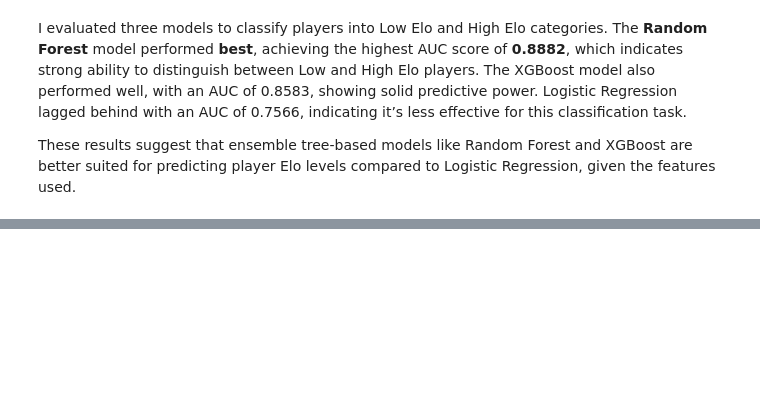
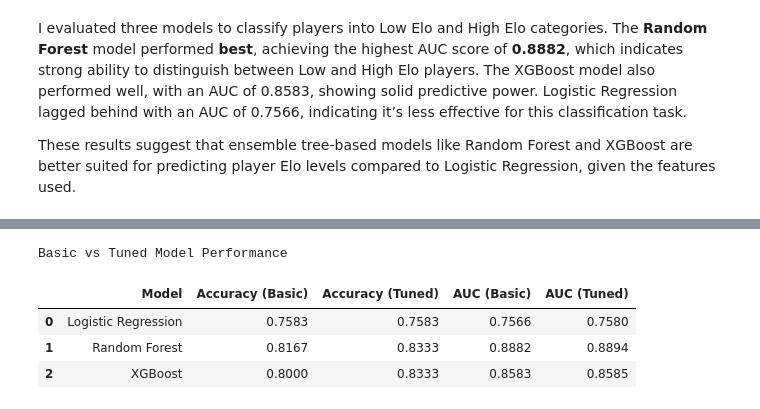
Before and after one commit to umutolcer/DSA210-Term-Project, a Jupyter notebook: main.ipynb, the cells around one changed output, grey strips where cells are left out. Saved outputs shown, nothing was run; the diff lists cells and outputs as text; code cells hidden in the pictures; blank space fills up the shorter version.

```diff
--- a/main.ipynb
+++ b/main.ipynb
@@ -705,0 +973,21 @@ These results suggest that ensemble tree-based models like Random Forest and XGB
+# %%
+import pandas as pd
+import seaborn as sns
+import matplotlib.pyplot as plt
+
+comparison_data = {
+    'Model': ['Logistic Regression', 'Random Forest', 'XGBoost'],
+    'Accuracy (Basic)': [0.7583, 0.8167, 0.8000],
+    'Accuracy (Tuned)': [0.7583, 0.8333, 0.8333],
+    'AUC (Basic)': [0.7566, 0.8882, 0.8583],
+    'AUC (Tuned)': [0.7580, 0.8894, 0.8585]
+}
+
+df_compare = pd.DataFrame(comparison_data)
+display(df_compare.style.set_caption("Basic vs Tuned Model Performance").format(precision=4))
+# %% [output]
+Basic vs Tuned Model Performance
+|  | Model | Accuracy (Basic) | Accuracy (Tuned) | AUC (Basic) | AUC (Tuned) |
+| 0 | Logistic Regression | 0.7583 | 0.7583 | 0.7566 | 0.7580 |
+| 1 | Random Forest | 0.8167 | 0.8333 | 0.8882 | 0.8894 |
+| 2 | XGBoost | 0.8000 | 0.8333 | 0.8583 | 0.8585 |
```
Also changed, not shown: parts of 19 cells of this notebook, 1 other file.
